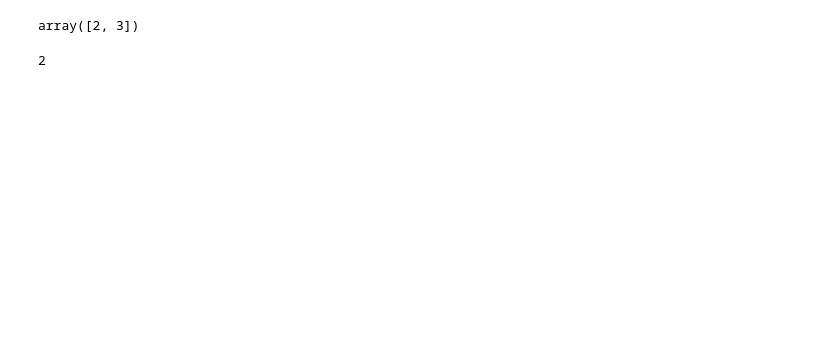
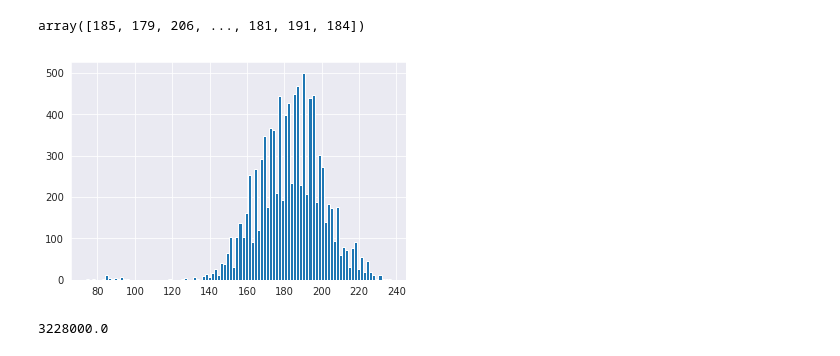
Before and after one commit to thaidv96/multibit_tree, a Jupyter notebook: Experiments.ipynb, the cells around one changed output. Saved outputs shown, nothing was run; the diff lists cells and outputs as text; code cells hidden in the pictures; blank space fills up the shorter version.

```diff
--- a/Experiments.ipynb
+++ b/Experiments.ipynb
@@ -4,0 +222,2 @@ data = np.array([[1,0,0,1,0], [1,0,1,1,0]])
+# %%
+res =
@@ -5,4 +243,2 @@ data = np.array([[1,0,0,1,0], [1,0,1,1,0]])
 # %%
-data.sum(axis =1)
+bit_lengths = res.sum(axis = 1)
-# %% [output]
-array([2, 3])
@@ -18,4 +245,4 @@ def find_split_idx(fingerprints):
-# %%
-find_split_idx(data)
-# %% [output]
-2
+# %%
+bit_lengths
+# %% [output]
+array([185, 179, 206, ..., 181, 191, 184])
@@ -21,0 +251,7 @@ find_split_idx(data)
+# %%
+import seaborn as sns
+sns.set_style("darkgrid")
+plt.hist(bit_lengths, bins = 100)
+plt.show()
+# %% [output]
+[figure, added]
@@ -22 +266,5 @@ find_split_idx(data)
+# %%
+expected_tree_size
+# %% [output]
+3228000.0
 # %%
```
Also changed, not shown: parts of 51 cells of this notebook, 5 other files.
